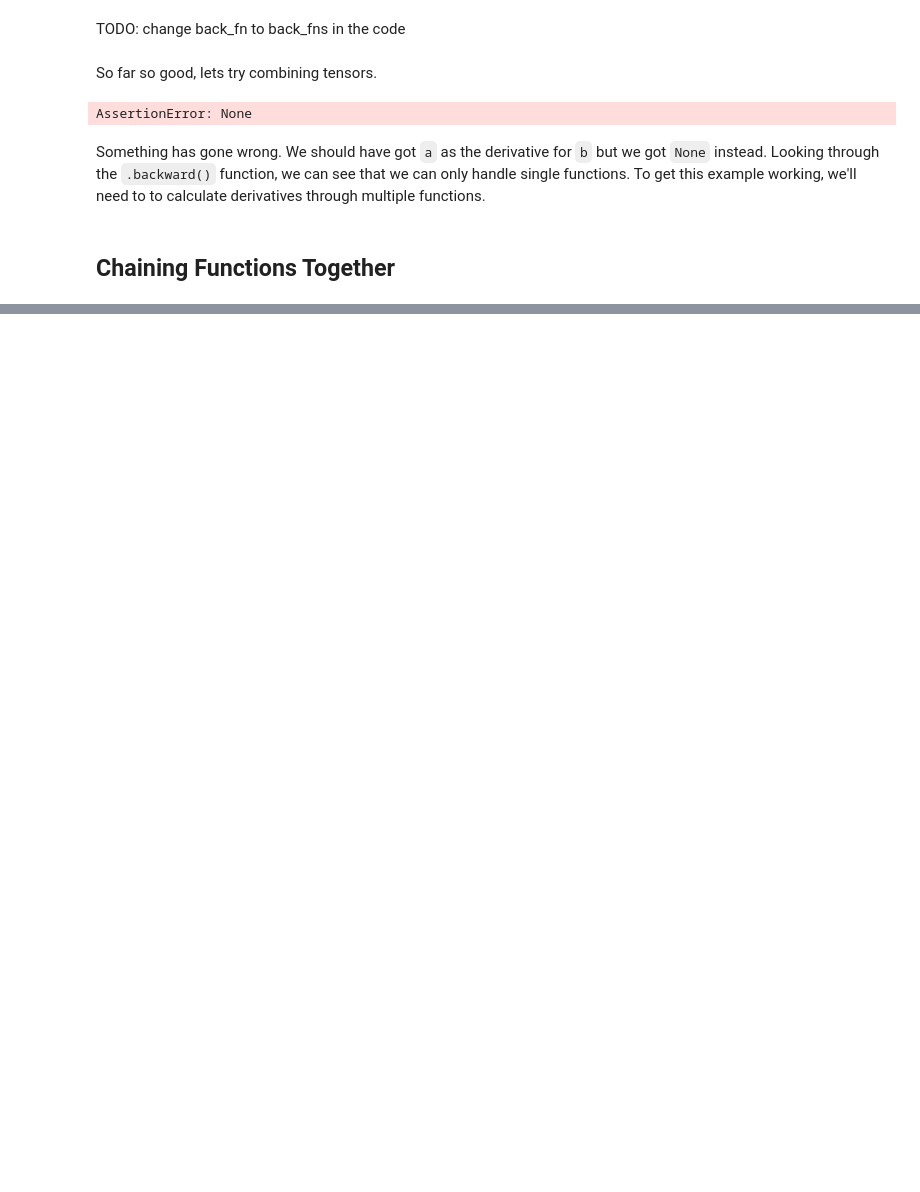
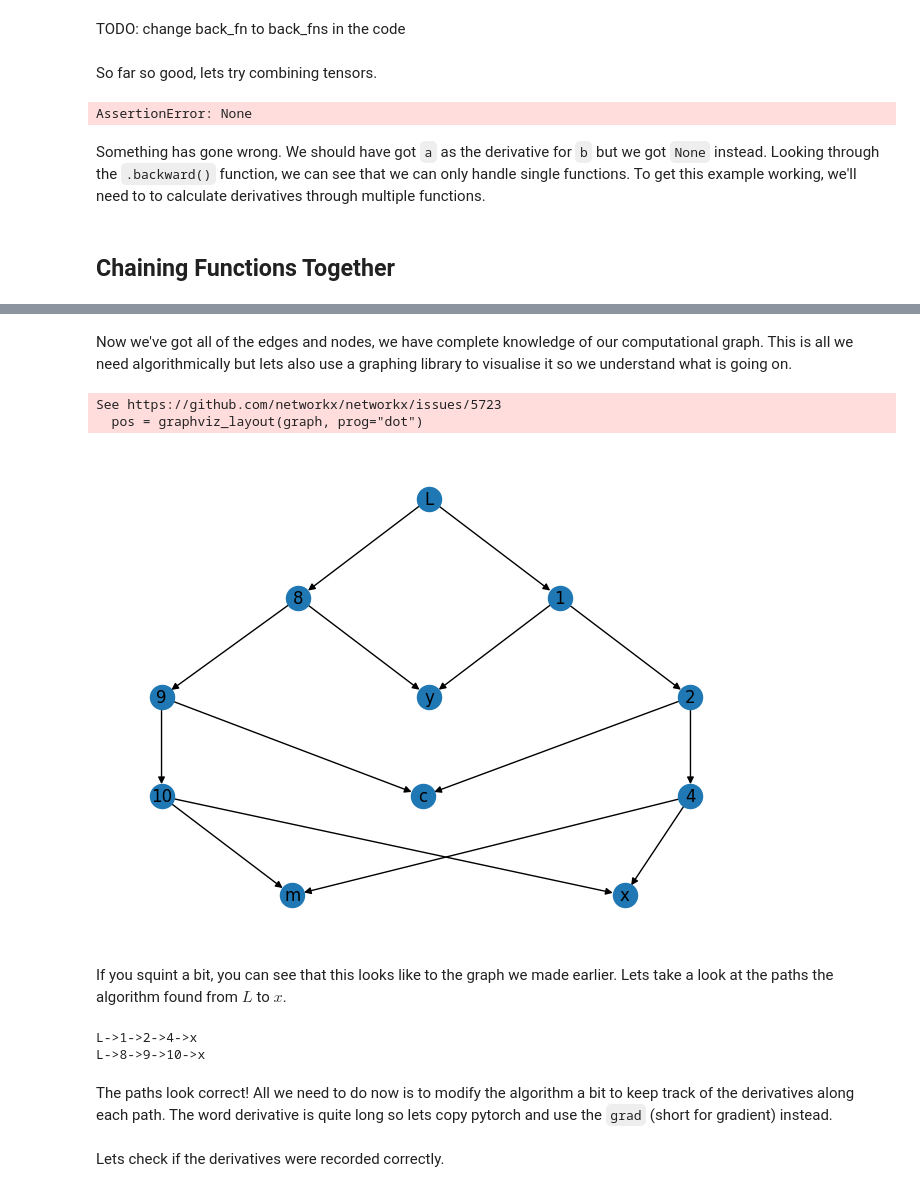
Before and after one commit to bclarkson-code/Tricycle, a Jupyter notebook: blog_post_1.ipynb, the cells around one changed output, grey strips where cells are left out. Drawn from its saved outputs; the diff is of its cells as text; code cells hidden in the pictures; blank space fills up the shorter version.

````diff
--- a/blog_post_1.ipynb
+++ b/blog_post_1.ipynb
@@ -101,6 +56,5 @@ We'll add three new attributes to our `Tensor`: `args`, `back_fns` and `grad`. I
 # %%
 # TODO replace partials with lambdas
-f = partial(_mul, 4)
 f = lambda x: _mul(4, x)
 # %% [markdown]
 ```python
@@ -428,0 +407,63 @@ We have an algorithm in words, lets turn it into code.
+# %%
+edges = []
+
+stack = [(L, [L])]
+
+nodes = []
+edges = []
+while stack:
+    node, current_path = stack.pop()
+    # Record nodes we havent seen before
+    if hash(node) not in [hash(n) for n in nodes]:
+        nodes.append(node)
+
+    # if we have reached a parameter (it has no arguments
+    # because it wasn't created by an operation) then
+    # record the path taken to get here
+    if not node.args:
+        if not hasattr(node, 'paths'):
+            node.paths = []
+        node.paths.append(current_path)
+        continue
+
+    for arg in node.args:
+        stack.append((arg, current_path + [arg]))
+        # Record every new edge
+        edges.append((hash(node), hash(arg)))
+# %% [markdown]
+Now we've got all of the edges and nodes, we have complete knowledge of our computational graph. This is all we need algorithmically but lets also use a graphing library to visualise it so we understand what is going on.
+# %%
+import networkx as nx
+from networkx.drawing.nx_pydot import graphviz_layout
+
+# Assign a unique integer to each
+# unnamed node so we know which
+# node is which in the picture
+labels = {}
+for i, node in enumerate(nodes):
+    if hasattr(node, 'name'):
+        labels[hash(node)] = node.name
+    else:
+        labels[hash(node)] = str(i)
+
+graph = nx.DiGraph()
+graph.add_edges_from(edges)
+pos = graphviz_layout(graph, prog="dot")
+nx.draw(graph, pos=pos, labels=labels)
+# %% [output]
+See https://github.com/networkx/networkx/issues/5723
+  pos = graphviz_layout(graph, prog="dot")
+[figure, added]
+# %% [markdown]
+If you squint a bit, you can see that this looks like to the graph we made earlier. Lets take a look at the paths the algorithm found from $L$ to $x$.
+# %%
+for path in x.paths:
+    steps = []
+    for step in path:
+        steps.append(labels[hash(step)])
+    print("->".join(steps))
+# %% [output]
+L->1->2->4->x
+L->8->9->10->x
+# %% [markdown]
+The paths look correct! All we need to do now is to modify the algorithm a bit to keep track of the derivatives along each path. The word derivative is quite long so lets copy pytorch and use the `grad` (short for gradient) instead.
@@ -428,0 +507,2 @@ We have an algorithm in words, lets turn it into code.
+# %% [markdown]
+Lets check if the derivatives were recorded correctly.
````
Also changed, not shown: parts of 53 cells of this notebook.
